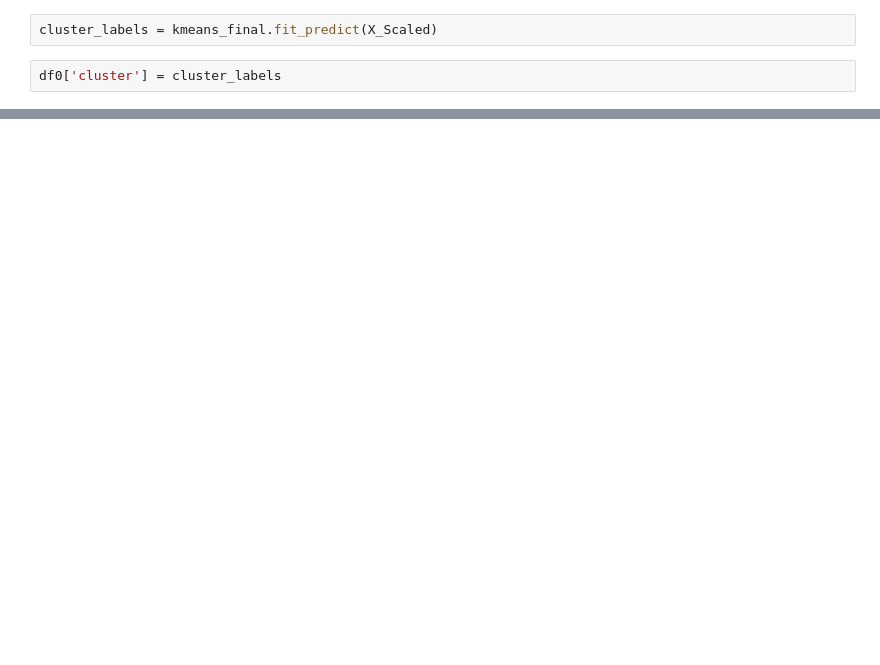
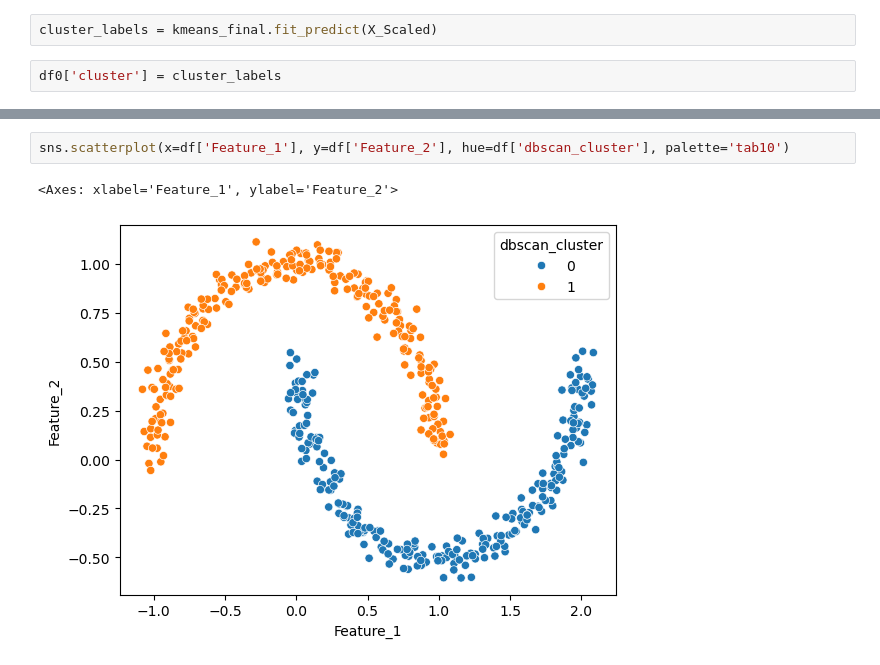
Before and after one commit to Muntaha369/Classification_ML, a Jupyter notebook: Clustering(Unsupervised).ipynb, the cells around one changed output, grey strips where cells are left out. Saved outputs shown, nothing was run; the diff lists cells and outputs as text; blank space fills up the shorter version.

```diff
--- a/Clustering(Unsupervised).ipynb
+++ b/Clustering(Unsupervised).ipynb
@@ -76,0 +105,5 @@ sns.scatterplot(x=df0['Feature_1'],
+# %%
+sns.scatterplot(x=df['Feature_1'], y=df['Feature_2'], hue=df['dbscan_cluster'], palette='tab10')
+# %% [output]
+<Axes: xlabel='Feature_1', ylabel='Feature_2'>
+[figure, added]
```
Also changed, not shown: parts of 18 cells of this notebook, 1 other file.
